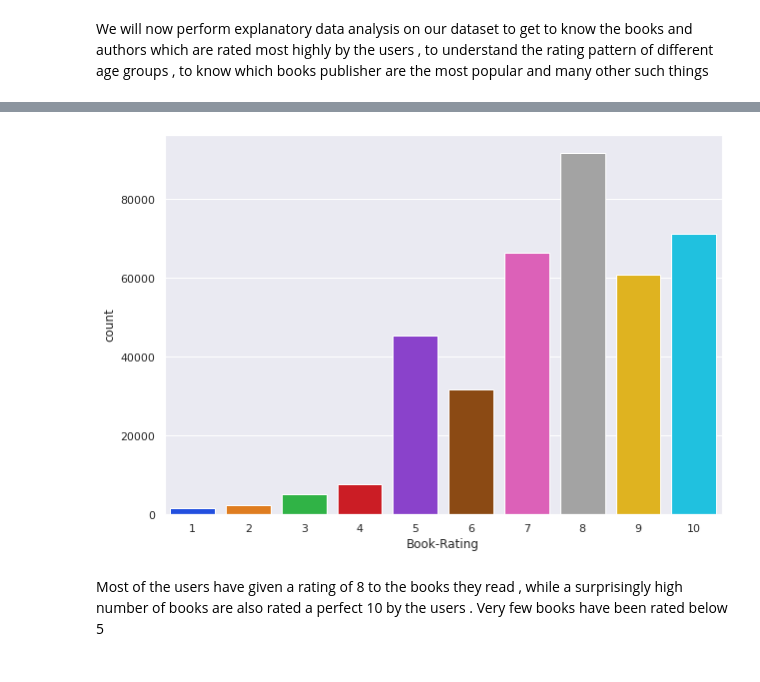
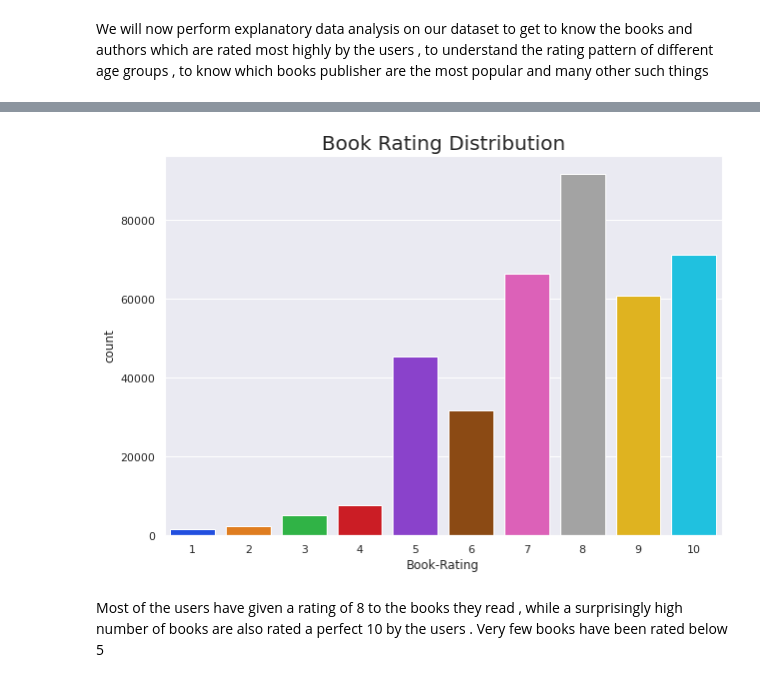
Before and after one commit to Yash1289/Book_Recommendations, a Jupyter notebook: Book_Recommender_System.ipynb, the cells around one changed output, grey strips where cells are left out. Cells and saved outputs as stored; diff of their text form; code cells hidden in the pictures.

```diff
--- a/Book_Recommender_System.ipynb
+++ b/Book_Recommender_System.ipynb
@@ -519,5 +528,6 @@ sns.set_theme(style='darkgrid')
 # %%
 #Plotting a countplot to visualize the rating pattern in our dataset
 sns.countplot( x = "Book-Rating" , data = recSys_eda_df , palette = "bright")
+plt.title("Book Rating Distribution" , fontsize = 20)
 plt.show()
 # %% [output]
@@ -524,4 +536,4 @@ plt.show()
-[figure, old version]
+[figure, new version]
 # %% [markdown]
 Most of the users have given a rating of 8 to the books they read , while a surprisingly high number of books are also rated a perfect 10 by the users . Very few books have been rated below 5
 # %% [markdown]
```
Also changed, not shown: parts of 87 cells of this notebook.
